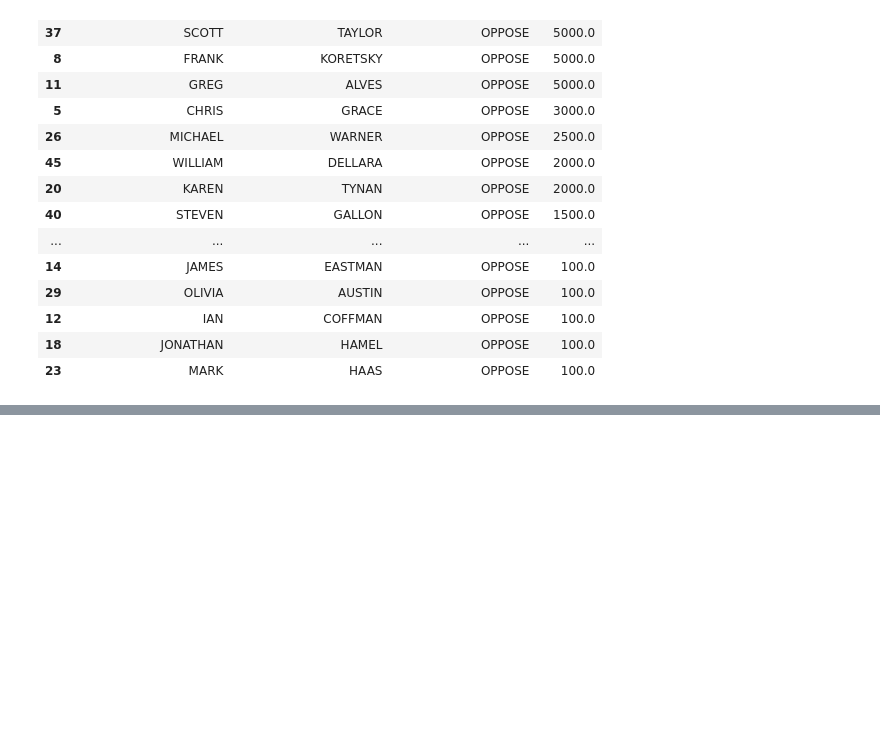
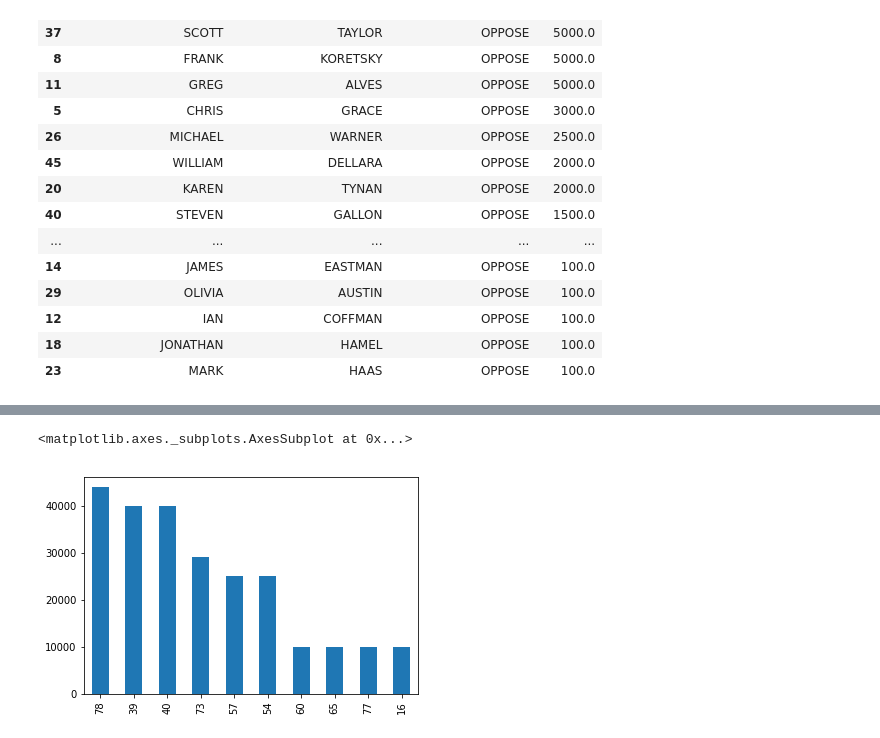
Before and after one commit to miguelrofer/first-python-notebook, a Jupyter notebook: prop-60-analysis.ipynb, the cells around one changed output, grey strips where cells are left out. Saved outputs shown, nothing was run; the diff lists cells and outputs as text; code cells hidden in the pictures; blank space fills up the shorter version.

Commit message:
graphs

```diff
--- a/prop-60-analysis.ipynb
+++ b/prop-60-analysis.ipynb
@@ -329,3 +360,5 @@ merged.groupby(["contributor_firstname", "contributor_lastname", "committee_posi
 | 12 | IAN | COFFMAN | OPPOSE | 100.0 |
 | 18 | JONATHAN | HAMEL | OPPOSE | 100.0 |
 | 23 | MARK | HAAS | OPPOSE | 100.0 |
+# %%
+top_opposers = oppose.groupby(["contributor_lastname", "committee_position"]).amount.sum().reset_index().sort_values("amount", ascending=False).head(10)
@@ -331,0 +379,5 @@ merged.groupby(["contributor_firstname", "contributor_lastname", "committee_posi
+# %%
+top_opposers.amount.plot.bar()
+# %% [output]
+<matplotlib.axes._subplots.AxesSubplot at 0x...>
+[figure, added]
```
Also changed, not shown: parts of 11 cells of this notebook.
